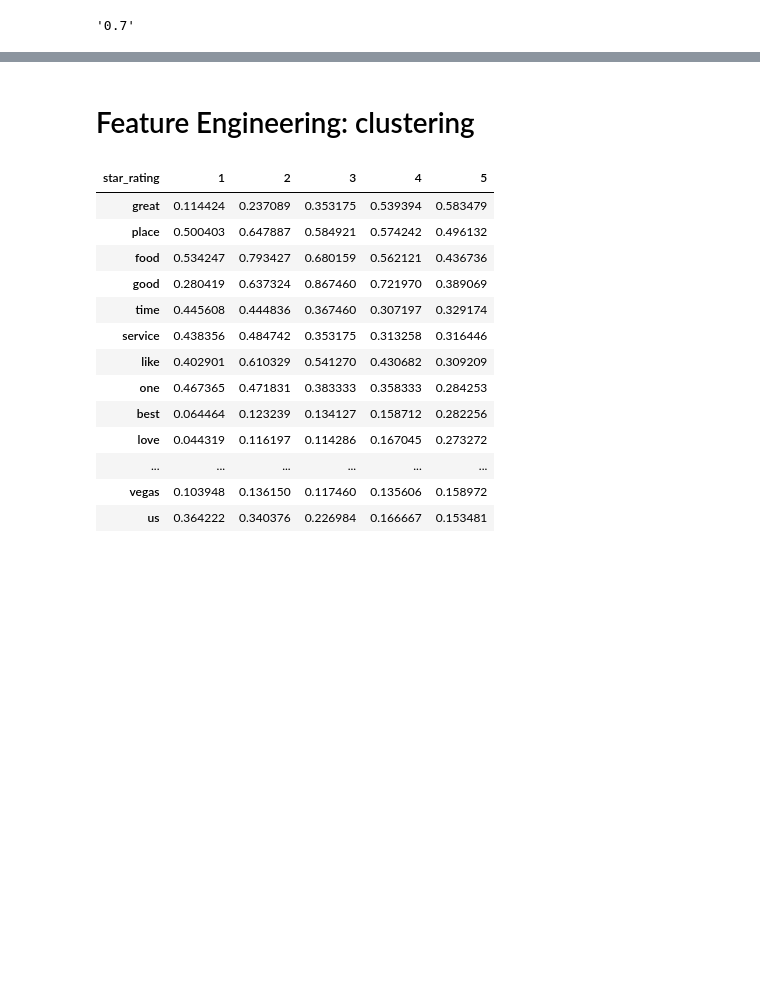
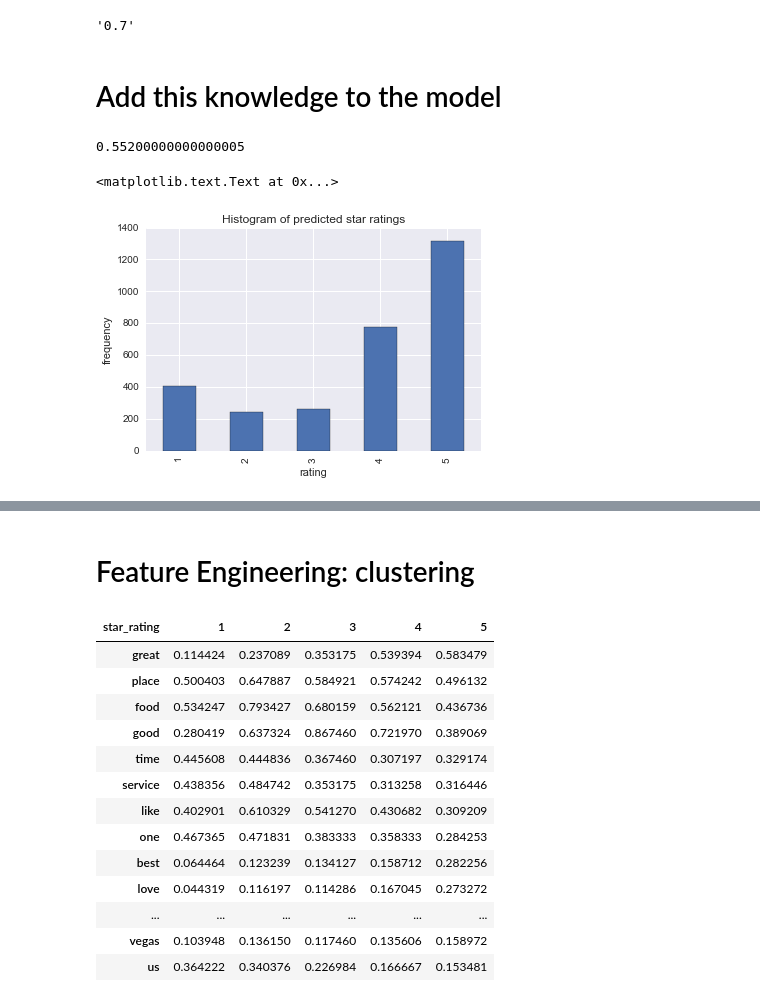
Before and after one commit to jstnstwrt/yelp-data-challenge, a Jupyter notebook: model_selection.ipynb, the cells around one changed output, grey strips where cells are left out. Drawn from its saved outputs; the diff is of its cells as text; code cells hidden in the pictures; blank space fills up the shorter version.

```diff
--- a/model_selection.ipynb
+++ b/model_selection.ipynb
@@ -214,3 +236,25 @@ get_max_rate(scores_sophisticated)
 # %%
 with open('scores.pkl', 'wb') as output:
     pickle.dump(scores, output, pickle.HIGHEST_PROTOCOL)
+# %% [markdown]
+# Add this knowledge to the model
+# %%
+full_os_train = oversample_stars(cv_df,[1,2,3],perc_increase=.7)
+# %%
+full_os_X_train = np.array(full_os_train.drop('star_rating',axis=1))
+full_os_y_train = np.array(full_os_train['star_rating'])
+# %%
+mnb = MultinomialNB(fit_prior=True).fit(full_os_X_train,full_os_y_train)
+mnb.score(X_test,y_test)
+# %% [output]
+0.55200000000000005
+# %%
+preds = mnb.predict(X_test)
+# %%
+pd.Series(preds).value_counts().sort_index().plot(kind='bar')
+plt.ylabel('frequency')
+plt.xlabel('rating')
+plt.title('Histogram of predicted star ratings')
+# %% [output]
+<matplotlib.text.Text at 0x...>
+[figure, added]
```
Also changed, not shown: parts of 11 cells of this notebook.
